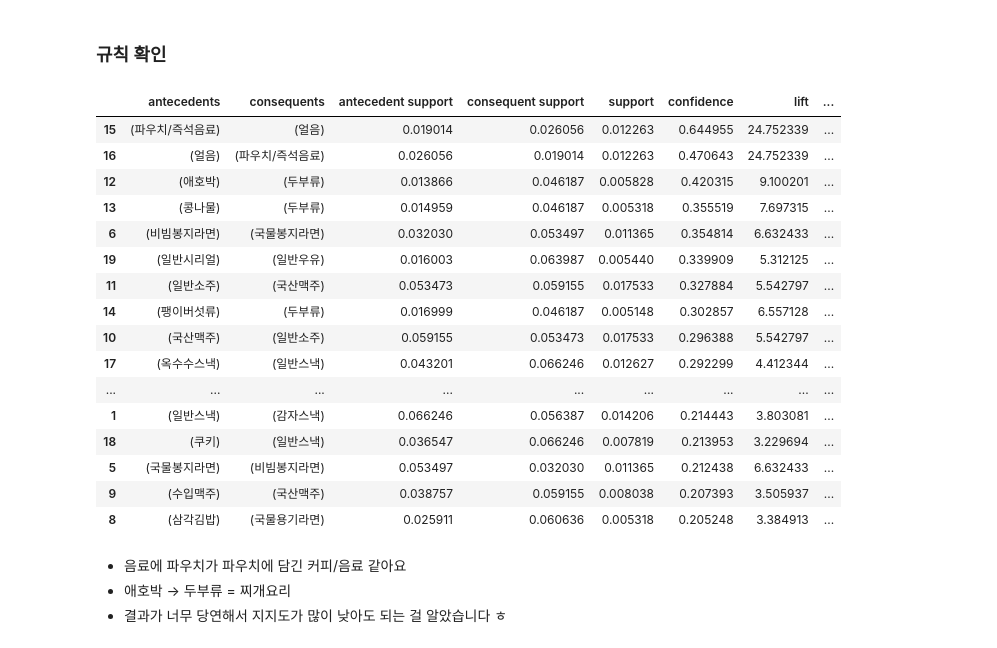
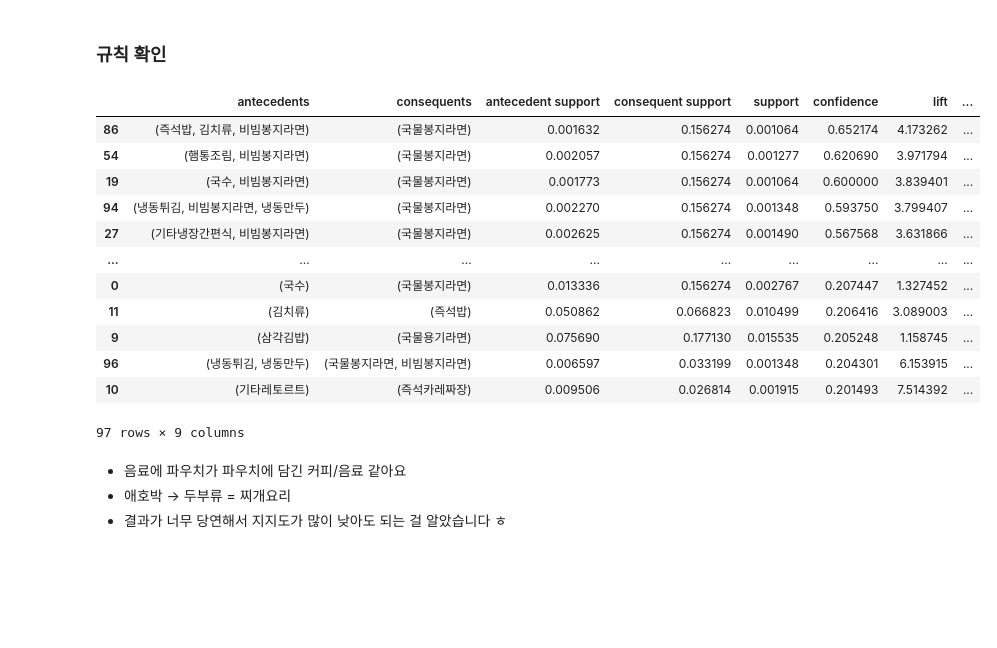
Before and after one commit to HYOJUNG08/RI_E5_1, a Jupyter notebook: ARM_not_clustering.ipynb, the cells around one changed output. Drawn from its saved outputs; the diff is of its cells as text; code cells hidden in the pictures; blank space fills up the shorter version.

```diff
--- a/ARM_not_clustering.ipynb
+++ b/ARM_not_clustering.ipynb
@@ -316,25 +348,22 @@ print('규칙 개수:', len(rules_pdnm))
 ### 규칙 확인
 # %%
 # 양의 관계가 있는 규칙
-rules_pdnm[rules_pdnm['lift']>1].sort_values(by='confidence', ascending=False)
+rules_p_pdnm = rules_pdnm[rules_pdnm['lift']>1].sort_values(by='confidence', ascending=False)
+rules_p_pdnm
 # %% [output]
 |  | antecedents | consequents | antecedent support | consequent support | support | confidence | lift | ... |
-| 15 | (파우치/즉석음료) | (얼음) | 0.019014 | 0.026056 | 0.012263 | 0.644955 | 24.752339 | ... |
-| 16 | (얼음) | (파우치/즉석음료) | 0.026056 | 0.019014 | 0.012263 | 0.470643 | 24.752339 | ... |
-| 12 | (애호박) | (두부류) | 0.013866 | 0.046187 | 0.005828 | 0.420315 | 9.100201 | ... |
-| 13 | (콩나물) | (두부류) | 0.014959 | 0.046187 | 0.005318 | 0.355519 | 7.697315 | ... |
-| 6 | (비빔봉지라면) | (국물봉지라면) | 0.032030 | 0.053497 | 0.011365 | 0.354814 | 6.632433 | ... |
-| 19 | (일반시리얼) | (일반우유) | 0.016003 | 0.063987 | 0.005440 | 0.339909 | 5.312125 | ... |
-| 11 | (일반소주) | (국산맥주) | 0.053473 | 0.059155 | 0.017533 | 0.327884 | 5.542797 | ... |
-| 14 | (팽이버섯류) | (두부류) | 0.016999 | 0.046187 | 0.005148 | 0.302857 | 6.557128 | ... |
-| 10 | (국산맥주) | (일반소주) | 0.059155 | 0.053473 | 0.017533 | 0.296388 | 5.542797 | ... |
-| 17 | (옥수수스낵) | (일반스낵) | 0.043201 | 0.066246 | 0.012627 | 0.292299 | 4.412344 | ... |
+| 86 | (즉석밥, 김치류, 비빔봉지라면) | (국물봉지라면) | 0.001632 | 0.156274 | 0.001064 | 0.652174 | 4.173262 | ... |
+| 54 | (햄통조림, 비빔봉지라면) | (국물봉지라면) | 0.002057 | 0.156274 | 0.001277 | 0.620690 | 3.971794 | ... |
+| 19 | (국수, 비빔봉지라면) | (국물봉지라면) | 0.001773 | 0.156274 | 0.001064 | 0.600000 | 3.839401 | ... |
+| 94 | (냉동튀김, 비빔봉지라면, 냉동만두) | (국물봉지라면) | 0.002270 | 0.156274 | 0.001348 | 0.593750 | 3.799407 | ... |
+| 27 | (기타냉장간편식, 비빔봉지라면) | (국물봉지라면) | 0.002625 | 0.156274 | 0.001490 | 0.567568 | 3.631866 | ... |
 | ... | ... | ... | ... | ... | ... | ... | ... | ... |
-| 1 | (일반스낵) | (감자스낵) | 0.066246 | 0.056387 | 0.014206 | 0.214443 | 3.803081 | ... |
-| 18 | (쿠키) | (일반스낵) | 0.036547 | 0.066246 | 0.007819 | 0.213953 | 3.229694 | ... |
-| 5 | (국물봉지라면) | (비빔봉지라면) | 0.053497 | 0.032030 | 0.011365 | 0.212438 | 6.632433 | ... |
-| 9 | (수입맥주) | (국산맥주) | 0.038757 | 0.059155 | 0.008038 | 0.207393 | 3.505937 | ... |
-| 8 | (삼각김밥) | (국물용기라면) | 0.025911 | 0.060636 | 0.005318 | 0.205248 | 3.384913 | ... |
+| 0 | (국수) | (국물봉지라면) | 0.013336 | 0.156274 | 0.002767 | 0.207447 | 1.327452 | ... |
+| 11 | (김치류) | (즉석밥) | 0.050862 | 0.066823 | 0.010499 | 0.206416 | 3.089003 | ... |
+| 9 | (삼각김밥) | (국물용기라면) | 0.075690 | 0.177130 | 0.015535 | 0.205248 | 1.158745 | ... |
+| 96 | (냉동튀김, 냉동만두) | (국물봉지라면, 비빔봉지라면) | 0.006597 | 0.033199 | 0.001348 | 0.204301 | 6.153915 | ... |
+| 10 | (기타레토르트) | (즉석카레짜장) | 0.009506 | 0.026814 | 0.001915 | 0.201493 | 7.514392 | ... |
+97 rows × 9 columns
 # %% [markdown]
 - 음료에 파우치가 파우치에 담긴 커피/음료 같아요
 - 애호박 → 두부류 = 찌개요리
```
Also changed, not shown: parts of 53 cells of this notebook.
